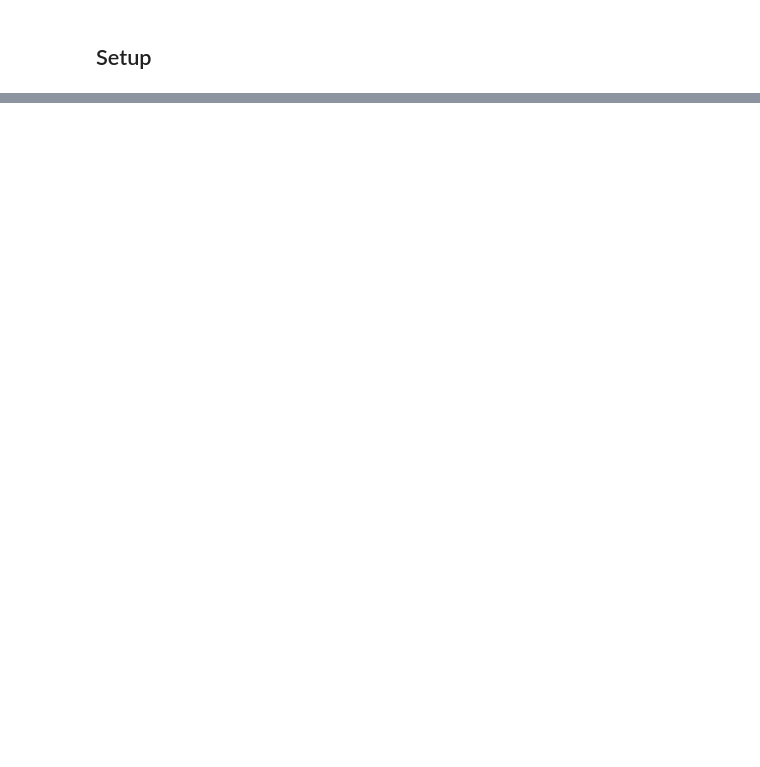
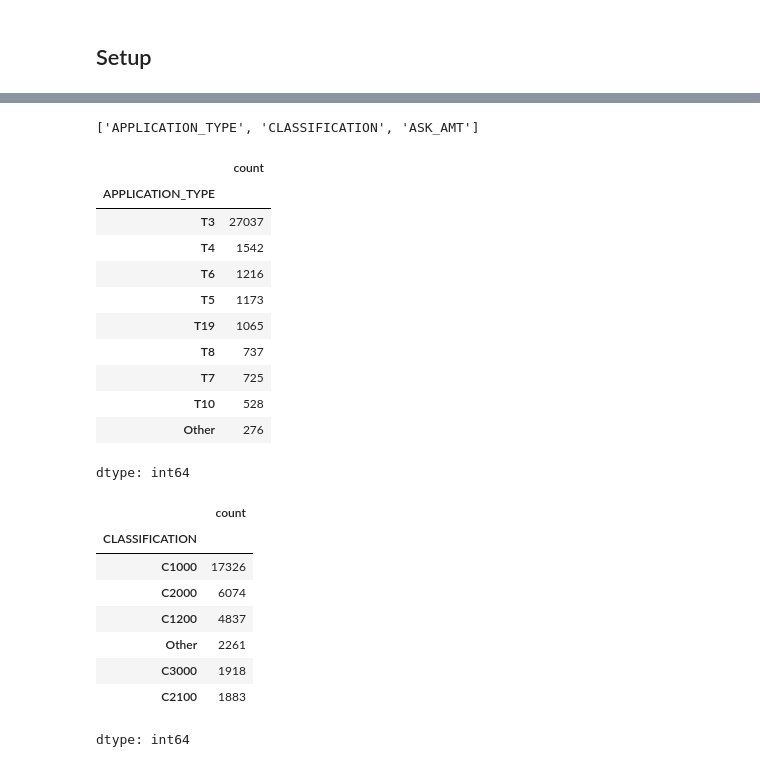
Before and after one commit to brianna-mitri/deep-learning-challenge, a Jupyter notebook: charity_nn_modeling.ipynb, the cells around one changed output, grey strips where cells are left out. Cells and saved outputs as stored; diff of their text form; code cells hidden in the pictures; blank space fills up the shorter version.

Commit message:
Labeled rare categorical variables as other

```diff
--- a/charity_nn_modeling.ipynb
+++ b/charity_nn_modeling.ipynb
@@ -21,0 +58,44 @@ charity_df.head()
+# %%
+# get list of columns with more than 10 unique values
+long_cols = [col for col in list(charity_df.columns) if charity_df[col].nunique() > 10]
+long_cols
+# %% [output]
+['APPLICATION_TYPE', 'CLASSIFICATION', 'ASK_AMT']
+# %%
+# function to replace "rare" col values with "other"
+def label_other(index, cutoff_num):
+  col = long_cols[index]
+  cnts = charity_df[col].value_counts()
+  others = cnts[cnts < cutoff_num].index
+
+  # replace with other
+  charity_df[col] = charity_df[col].replace(others, "Other")
+
+  # display
+  display(charity_df[col].value_counts())
+# %%
+# label other for value_counts() < cutoff_num
+label_other(0, 500)  #app type
+label_other(1, 1500)  #classification
+# %% [output]
+|  | count |
+| APPLICATION_TYPE |  |
+| T3 | 27037 |
+| T4 | 1542 |
+| T6 | 1216 |
+| T5 | 1173 |
+| T19 | 1065 |
+| T8 | 737 |
+| T7 | 725 |
+| T10 | 528 |
+| Other | 276 |
+dtype: int64
+|  | count |
+| CLASSIFICATION |  |
+| C1000 | 17326 |
+| C2000 | 6074 |
+| C1200 | 4837 |
+| Other | 2261 |
+| C3000 | 1918 |
+| C2100 | 1883 |
+dtype: int64
```
Also changed, not shown: parts of 5 cells of this notebook.
